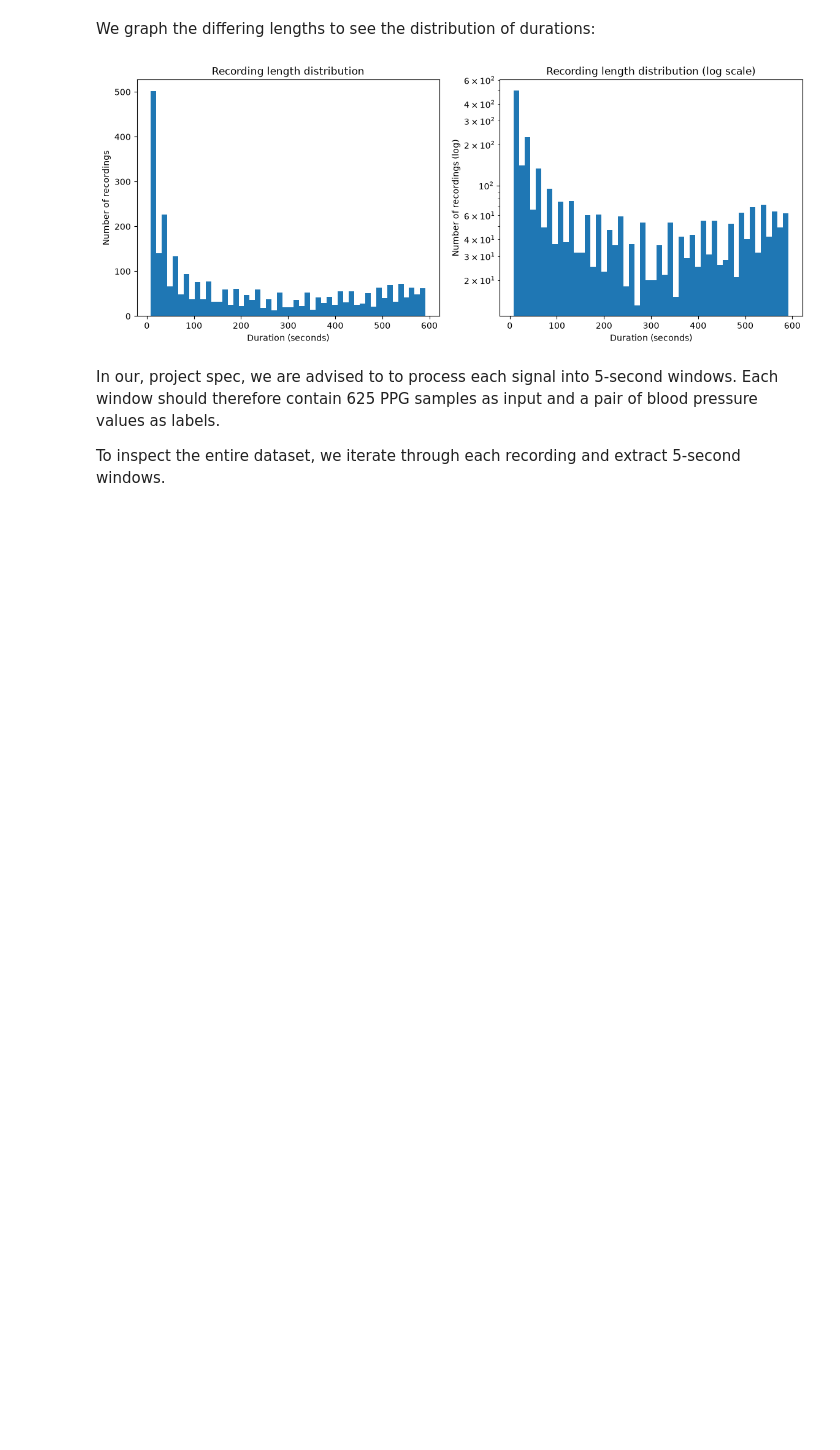
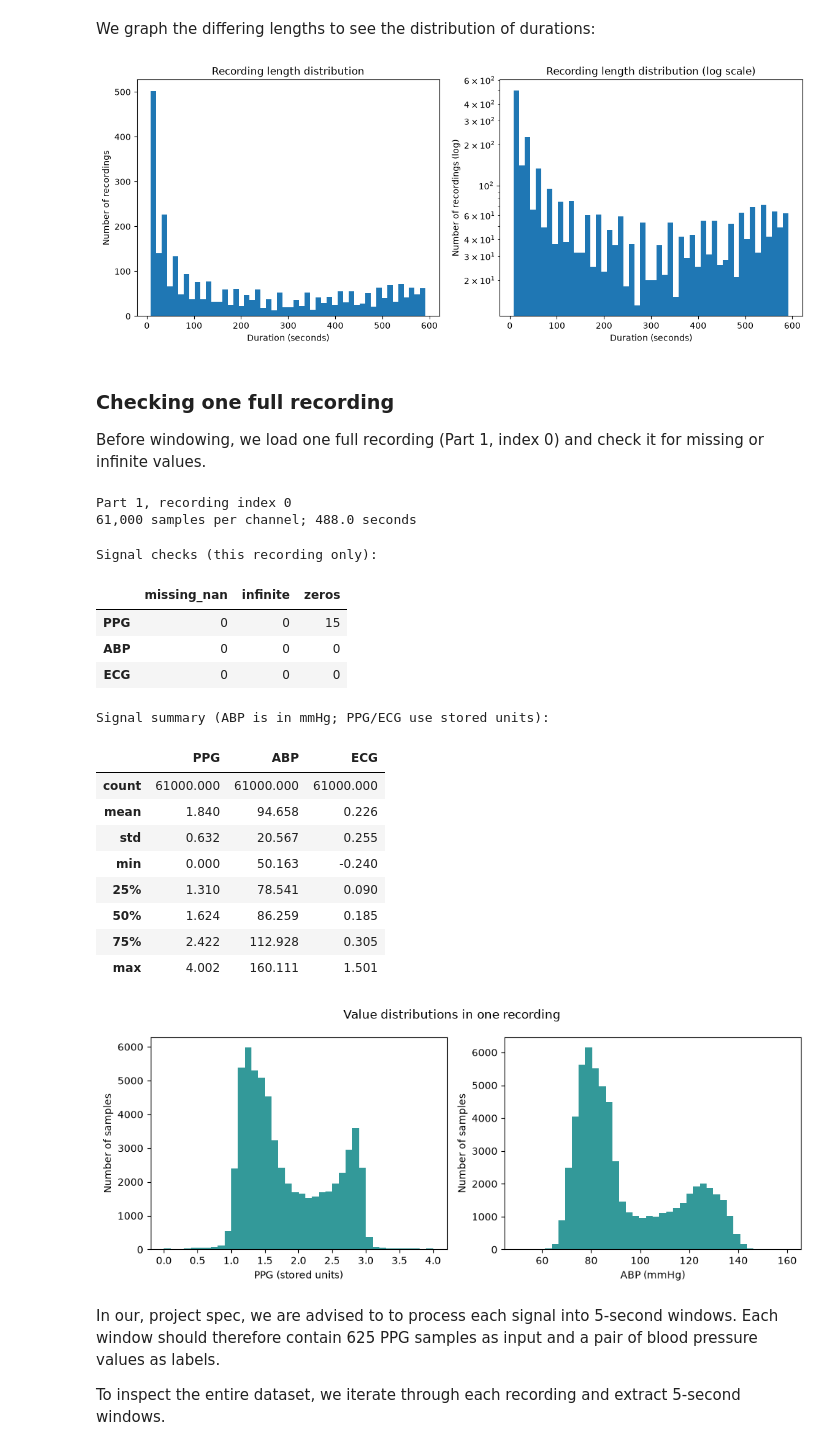
Before and after one commit to Break-Through-Tech/Microsoft-1C-educational-blood-pressure-estimation, a Jupyter notebook: notebooks/data_exploration.ipynb, the cells around one changed output. Saved outputs shown, nothing was run; the diff lists cells and outputs as text; code cells hidden in the pictures; blank space fills up the shorter version.

```diff
--- a/notebooks/data_exploration.ipynb
+++ b/notebooks/data_exploration.ipynb
@@ -138,6 +144,63 @@ ax[1].set_ylabel('Number of recordings (log)')
 plt.show()
 # %% [output]
 [figure]
+# %% [markdown]
+### Checking one full recording
+
+Before windowing, we load one full recording (Part 1, index 0) and check it for missing or infinite values.
+# %%
+# Load one full recording (Part 1, index 0) for the recording-level checks below
+from scipy.signal import find_peaks
+from IPython.display import display
+
+RECORD_ID = 0
+record = np.array(sample_file[data_native[RECORD_ID, 0]]).T   # shape (3, n_samples): PPG, ABP, ECG
+rec_ppg, rec_abp, rec_ecg = record
+signals = pd.DataFrame({"PPG": rec_ppg, "ABP": rec_abp, "ECG": rec_ecg})
+print(f"Part 1, recording index {RECORD_ID}")
+print(f"{len(rec_ppg):,} samples per channel; {len(rec_ppg)/sample_size:.1f} seconds")
+# %% [output]
+Part 1, recording index 0
+61,000 samples per channel; 488.0 seconds
+# %%
+# Basic EDA: check missing readings and describe the stored values
+# A zero is counted separately. It is not automatically a missing value.
+checks = pd.DataFrame({
+    "missing_nan": signals.isna().sum(),
+    "infinite": np.isinf(signals).sum(),
+    "zeros": signals.eq(0).sum(),
+})
+print("Signal checks (this recording only):")
+display(checks)
+print("Signal summary (ABP is in mmHg; PPG/ECG use stored units):")
+display(signals.describe().round(3))
+if not np.isfinite(record[:2]).all():
+    raise ValueError("PPG or ABP contains nonfinite values. Review before processing.")
+
+fig, axes = plt.subplots(1, 2, figsize=(10, 4))
+for ax, values, label in zip(axes, [rec_ppg, rec_abp], ["PPG (stored units)", "ABP (mmHg)"]):
+    ax.hist(values, bins=40, color="teal", alpha=0.8)
+    ax.set(xlabel=label, ylabel="Number of samples")
+fig.suptitle("Value distributions in one recording")
+fig.tight_layout()
+plt.show()
+# %% [output]
+Signal checks (this recording only):
+|  | missing_nan | infinite | zeros |
+| PPG | 0 | 0 | 15 |
+| ABP | 0 | 0 | 0 |
+| ECG | 0 | 0 | 0 |
+Signal summary (ABP is in mmHg; PPG/ECG use stored units):
+|  | PPG | ABP | ECG |
+| count | 61000.000 | 61000.000 | 61000.000 |
+| mean | 1.840 | 94.658 | 0.226 |
+| std | 0.632 | 20.567 | 0.255 |
+| min | 0.000 | 50.163 | -0.240 |
+| 25% | 1.310 | 78.541 | 0.090 |
+| 50% | 1.624 | 86.259 | 0.185 |
+| 75% | 2.422 | 112.928 | 0.305 |
+| max | 4.002 | 160.111 | 1.501 |
+[figure, added]
 # %% [markdown]
 In our, project spec, we are advised to to process each signal into 5-second windows. Each window should therefore contain 625 PPG samples as input and a pair of blood pressure values as labels.
 
```
Also changed, not shown: parts of 18 cells of this notebook, 1 other file.
